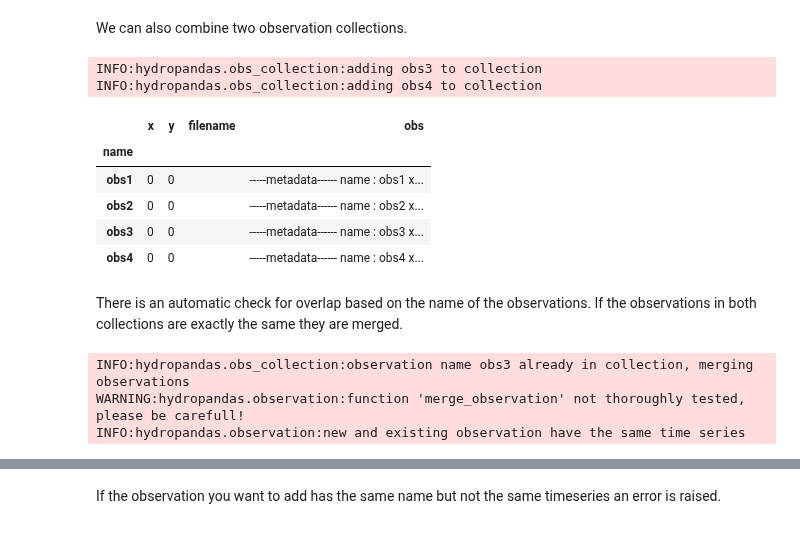
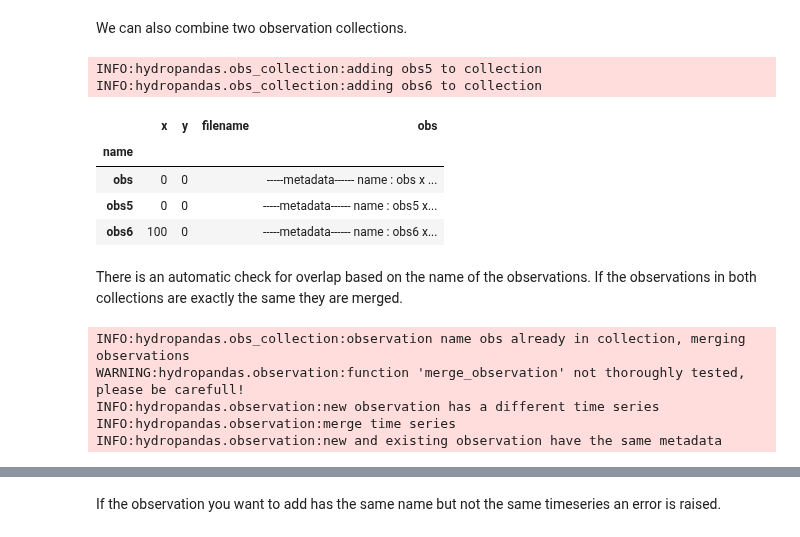
Before and after one commit to ArtesiaWater/hydropandas, a Jupyter notebook: examples/04_merging_observations.ipynb, the cells around one changed output, grey strips where cells are left out. Saved outputs shown, nothing was run; the diff lists cells and outputs as text; code cells hidden in the pictures.

```diff
--- a/examples/04_merging_observations.ipynb
+++ b/examples/04_merging_observations.ipynb
@@ -33,7 +33,7 @@ o1
 # %%
 # observation 2
 df = pd.DataFrame({'measurements':np.random.randint(0,10,5)}, index=pd.date_range('2020-1-6', '2020-1-10'))
-o2 = hpd.Obs(df, name='obs2',x=0, y=0)
+o2 = hpd.Obs(df, name='obs',x=0, y=0)
 o2
 # %% [output]
 |  | measurements |
@@ -168,0 +158,5 @@ ValueError: existing observation name differs from new observation
+# %%
+# observation 2
+df = pd.DataFrame({'measurements':np.random.randint(0,10,5)}, index=pd.date_range('2020-1-6', '2020-1-10'))
+o5 = hpd.Obs(df, name='obs5',x=0, y=0)
+o5
@@ -187,10 +216,10 @@ oobservation name when overlap = "use_right": obs2
 # %% [markdown]
 #### all combinations
 # %%
-# observation 5
+# observation 6
 df = pd.DataFrame({'measurements':np.random.randint(0,10,5),
                    'filter':np.ones(5)}, index=pd.date_range('2020-1-1', '2020-1-5'))
-o5 = hpd.Obs(df, name='obs5',x=100, y=0)
-o5
+o6 = hpd.Obs(df, name='obs6',x=100, y=0)
+o6
 # %% [output]
 |  | measurements | filter |
@@ -202,8 +231,8 @@ o5
 # %%
-# observation 6
+# observation 7
 df = pd.DataFrame({'measurements':np.concatenate([o5['measurements'].values[-1:],np.random.randint(0,10,4)]),
                    'remarks':['', '', '', 'unreliable', '']}, index=pd.date_range('2020-1-4', '2020-1-8'))
-o6 = hpd.Obs(df, name='obs6',x=0, y=100)
-o6
+o7 = hpd.Obs(df, name='obs7',x=0, y=100)
+o7
 # %% [output]
 |  | measurements | remarks |
@@ -265,27 +288,28 @@ INFO:hydropandas.obs_collection:adding obs2 to collection
 We can also combine two observation collections.
 # %%
 # create another observation collection
-oc2 = hpd.ObsCollection.from_list([o3, o4])
+oc2 = hpd.ObsCollection.from_list([o5, o6])
 oc2
 
 # add the collection to the previous one
 oc1.add_obs_collection(oc2, inplace=True)
 oc1
 # %% [output]
-INFO:hydropandas.obs_collection:adding obs3 to collection
-INFO:hydropandas.obs_collection:adding obs4 to collection
+INFO:hydropandas.obs_collection:adding obs5 to collection
+INFO:hydropandas.obs_collection:adding obs6 to collection
 |  | x | y | filename | obs |
 | name |  |  |  |  |
-| obs1 | 0 | 0 |  | -----metadata------ name : obs1 x... |
-| obs2 | 0 | 0 |  | -----metadata------ name : obs2 x... |
-| obs3 | 0 | 0 |  | -----metadata------ name : obs3 x... |
-| obs4 | 0 | 0 |  | -----metadata------ name : obs4 x... |
+| obs | 0 | 0 |  | -----metadata------ name : obs x ... |
+| obs5 | 0 | 0 |  | -----metadata------ name : obs5 x... |
+| obs6 | 100 | 0 |  | -----metadata------ name : obs6 x... |
 # %% [markdown]
 There is an automatic check for overlap based on the name of the observations. If the observations in both collections are exactly the same they are merged.
 # %%
-# add obs3 to the observation collection 1
-oc1.add_observation(o3)
+# add o2 to the observation collection 1
+oc1.add_observation(o2)
 # %% [output]
-INFO:hydropandas.obs_collection:observation name obs3 already in collection, merging observations
+INFO:hydropandas.obs_collection:observation name obs already in collection, merging observations
 WARNING:hydropandas.observation:function 'merge_observation' not thoroughly tested, please be carefull!
-INFO:hydropandas.observation:new and existing observation have the same time series
+INFO:hydropandas.observation:new observation has a different time series
+INFO:hydropandas.observation:merge time series
+INFO:hydropandas.observation:new and existing observation have the same metadata
```
Also changed, not shown: parts of 29 cells of this notebook, 2 other files.
